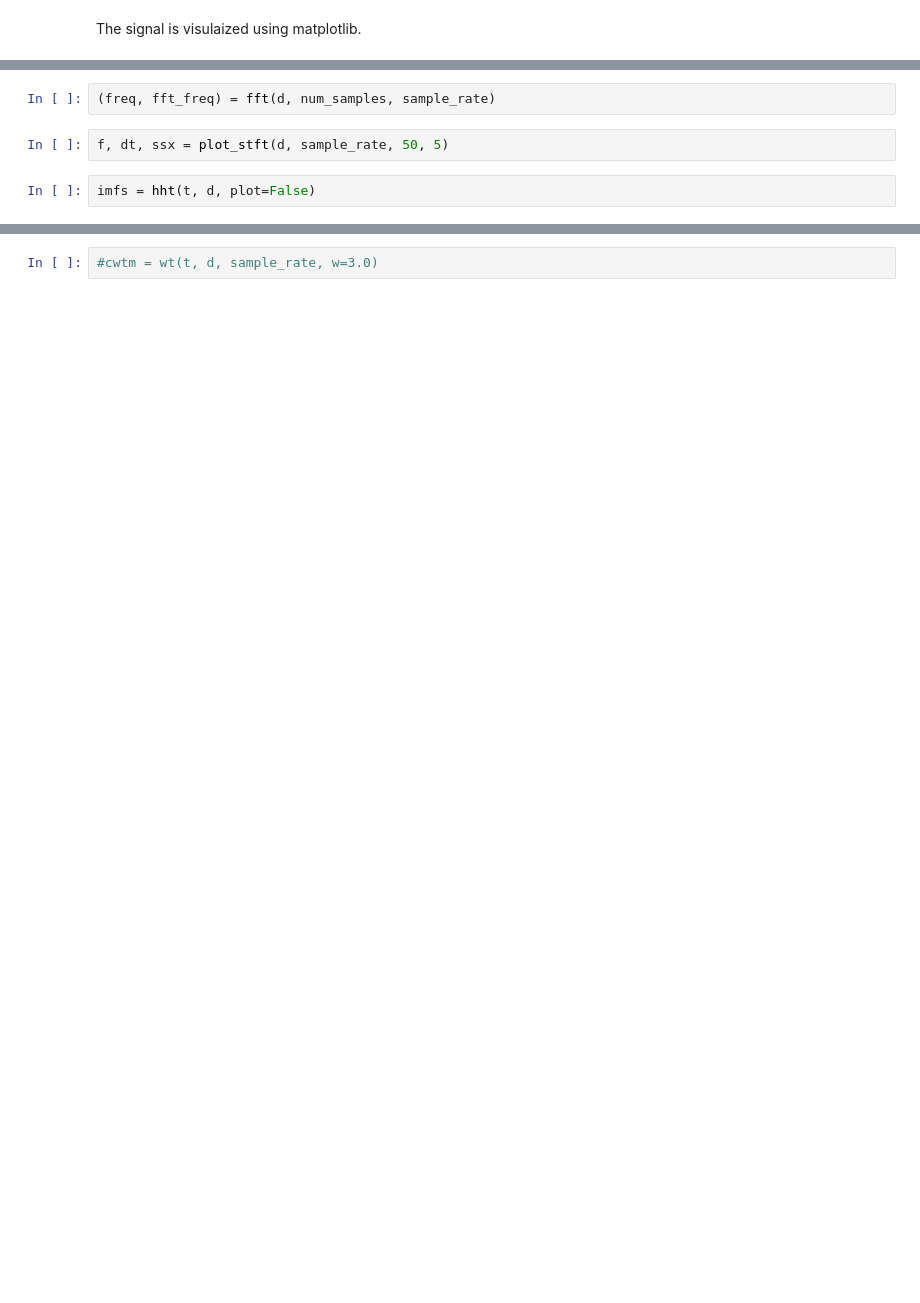
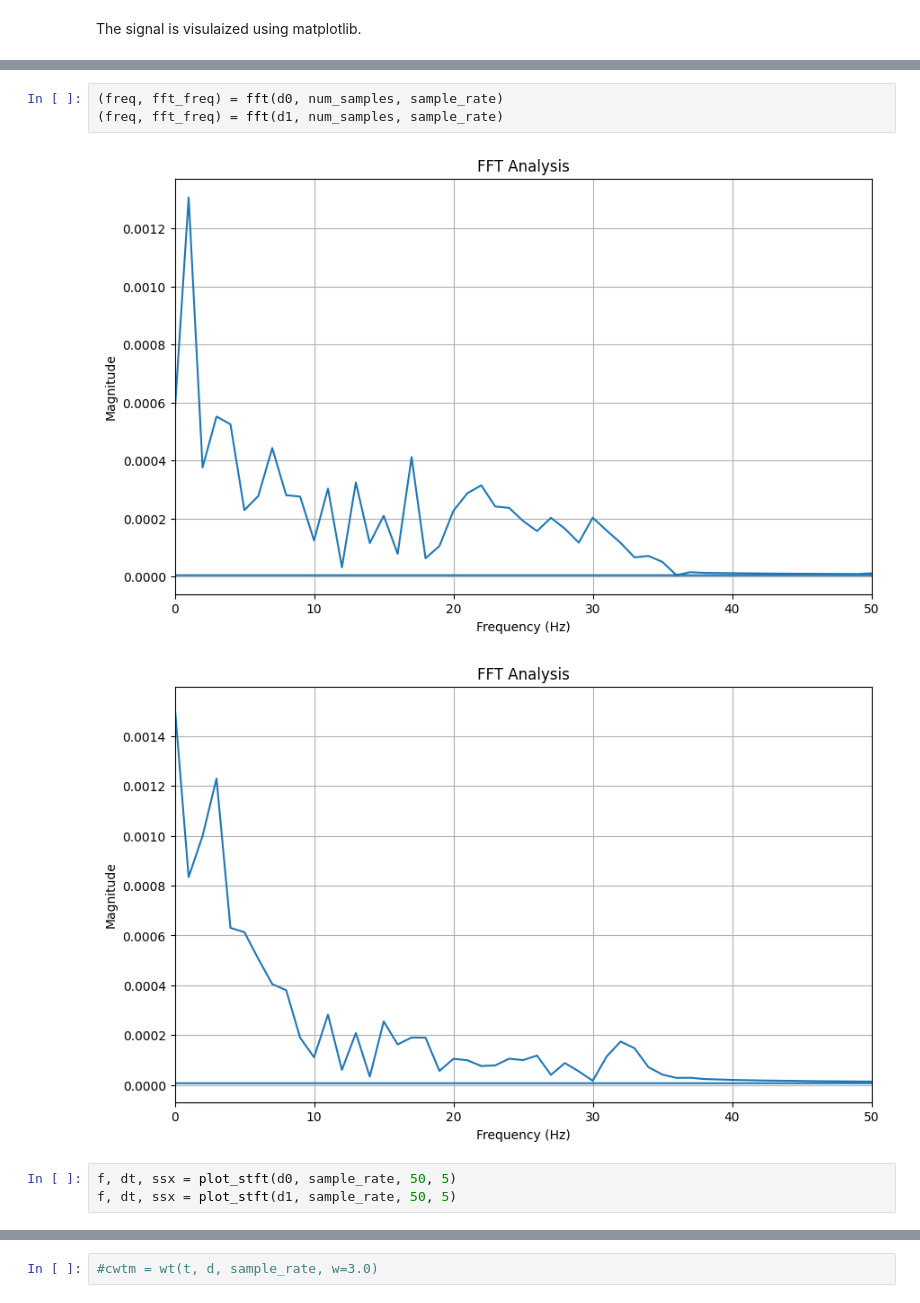
Before and after one commit to sunnivaf/TTK7-project1, a Jupyter notebook: EEG.ipynb, the cells around one changed output, grey strips where cells are left out. Saved outputs shown, nothing was run; the diff lists cells and outputs as text; blank space fills up the shorter version.

```diff
--- a/EEG.ipynb
+++ b/EEG.ipynb
@@ -69,6 +104,9 @@ plt.show()
 # %%
-(freq, fft_freq) = fft(d, num_samples, sample_rate)
+(freq, fft_freq) = fft(d0, num_samples, sample_rate)
+(freq, fft_freq) = fft(d1, num_samples, sample_rate)
+# %% [output]
+[figure, added]
+[figure, added]
 # %%
-f, dt, ssx = plot_stft(d, sample_rate, 50, 5)
+f, dt, ssx = plot_stft(d0, sample_rate, 50, 5)
+f, dt, ssx = plot_stft(d1, sample_rate, 50, 5)
-# %%
-imfs = hht(t, d, plot=False)
```
Also changed, not shown: parts of 19 cells of this notebook.
